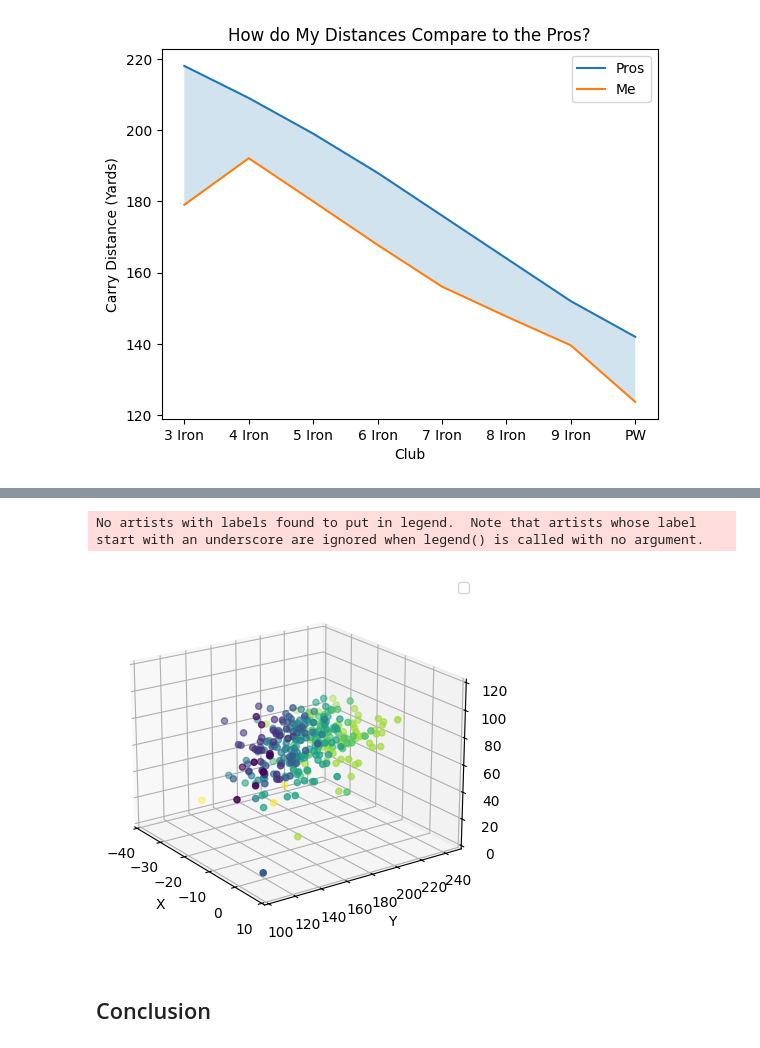
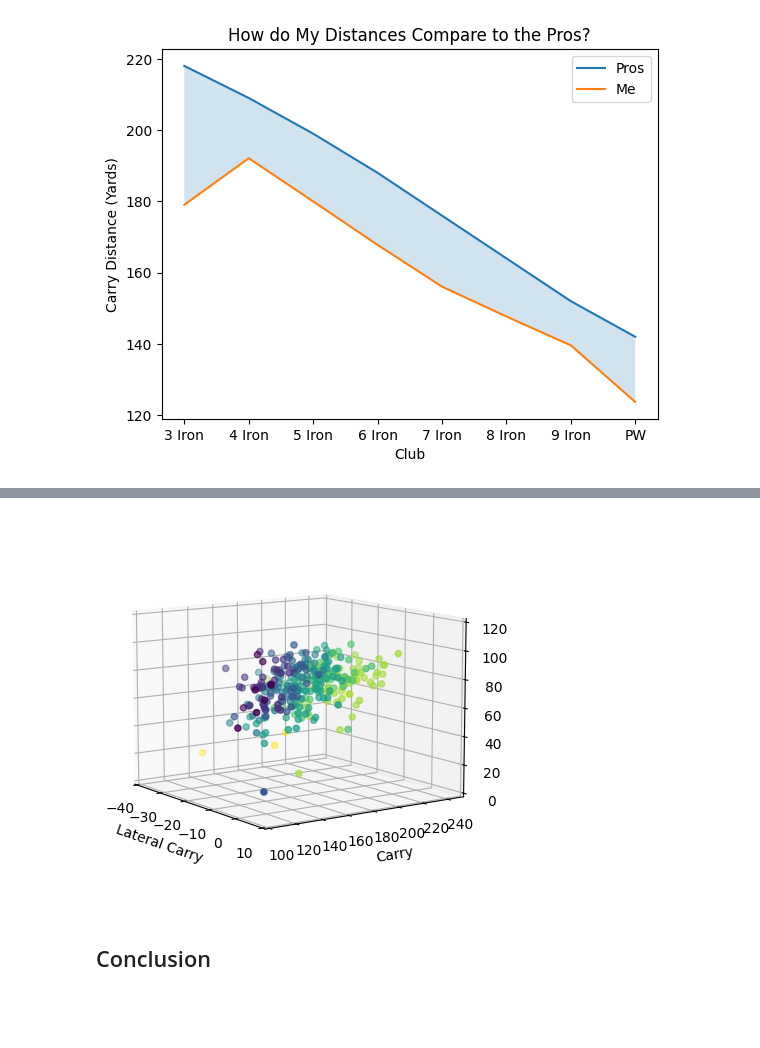
Before and after one commit to joja4479/Golf-Shot-Analysis, a Jupyter notebook: golf_shot_analysis.ipynb, the cells around one changed output, grey strips where cells are left out. Saved outputs shown, nothing was run; the diff lists cells and outputs as text; code cells hidden in the pictures; blank space fills up the shorter version.

```diff
--- a/golf_shot_analysis.ipynb
+++ b/golf_shot_analysis.ipynb
@@ -460,28 +446,25 @@ Name: Peak Height, Length: 324, dtype: float64
 # %%
 ax = plt.figure().add_subplot(projection='3d')
 y=df['Carry Distance'].astype(int)
 z=df['Peak Height'].astype(int)
 x=df['Carry Lateral Distance'].astype(int)
 
+ax.view_init(-170,  35)
+
 ax.scatter(x, y, z, c=df['Club Color'], marker='o')
 
 # Make legend, set axes limits and labels
-ax.legend()
-ax.set_xlim(-40, 10)
+ax.set_xlim(10, -40)
 ax.set_ylim(100, 250)
-ax.set_zlim(0, 120)
-ax.set_xlabel('X')
-ax.set_ylabel('Y')
-ax.set_zlabel('Z')
+ax.set_zlim(120, 0)
+ax.set_xlabel('Lateral Carry')
+ax.set_ylabel('Carry')
+ax.set_zlabel('Peak Height')
 
-# Customize the view angle so it's easier to see that the scatter points lie
-# on the plane y=0
-ax.view_init(elev=20., azim=-35, roll=0)
 
 plt.show()
 # %% [output]
-No artists with labels found to put in legend.  Note that artists whose label start with an underscore are ignored when legend() is called with no argument.
-[figure, old version]
+[figure, new version]
 # %%
 pro_df.to_csv('shot_csvs/output/pro_stats.csv')
 # %% [markdown]
```
Also changed, not shown: parts of 2 cells of this notebook.
